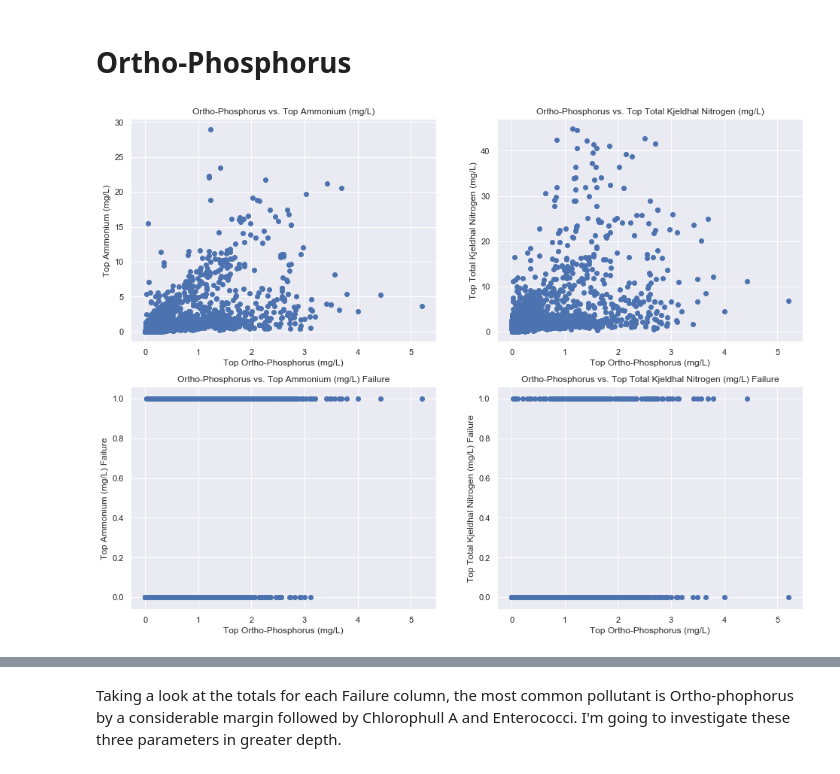
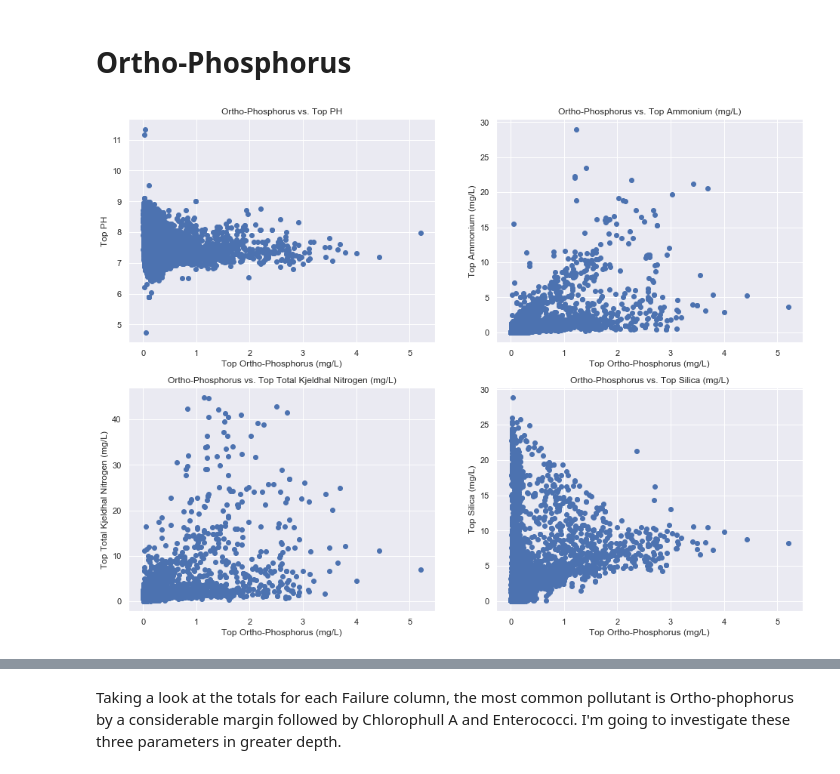
Before and after one commit to dradamski/capstone-two, a Jupyter notebook: notebooks/Data Exploration.ipynb, the cells around one changed output, grey strips where cells are left out. Drawn from its saved outputs; the diff is of its cells as text; code cells hidden in the pictures.

```diff
--- a/notebooks/Data Exploration.ipynb
+++ b/notebooks/Data Exploration.ipynb
@@ -252,3 +232,5 @@ corr_df[corr_df.abs() > 0.3]
 # %% [markdown]
 # Chlorophyll A
+# %%
+chloro_corr_df = final_df.corr('spearman')['Top Active Chlorophyll \'A\' (µg/L)']
 # %%
@@ -272,13 +254,22 @@ _ = plt.show()
 # %% [markdown]
 # Enterococci
+# %%
+ent_corr_df = final_df.corr('spearman')['Top Enterococci Bacteria (Cells/100mL)']
+ent_corr_col = ent_corr_df[(ent_corr_df.abs() > 0.3)].index
+ent_corr_col = ent_corr_col.drop(labels=['Top Enterococci Bacteria (Cells/100mL)',
+                                         'Top Enterococci Bacteria (Cells/100mL) Failure',
+                                         'Lat'])
 # %%
-_ = plt.scatter(x=final_df['Top Enterococci Bacteria (Cells/100mL)'],
-                y=final_df['Top Fecal Coliform Bacteria (Cells/100mL)'],
-                alpha=0.4)
-_ = plt.yscale('log')
-_ = plt.xscale('log')
-_ = plt.xlim(10e0, 10e5)
-_ = plt.ylim(10e0, 10e5)
-_ = plt.title('Enterococci vs Fecal Coliform Bacteria')
+sub = 321
+_ = plt.figure(figsize=(12,16))
+for col in ent_corr_col:
+    _ = plt.subplot(sub)
+    _ = plt.scatter(x=final_df['Top Enterococci Bacteria (Cells/100mL)'],
+                    y=final_df[col], alpha=0.4)
+    _ = plt.xscale('log')
+    _ = plt.xlim((10e0, 10e6))
+    _ = plt.title(col)
+    sub += 1
+
 _ = plt.show()
 # %% [output]
@@ -286,22 +277,24 @@ _ = plt.show()
 # %% [markdown]
 # Ortho-Phosphorus
+# %%
+pho_corr_df = final_df.corr('spearman')['Top Ortho-Phosphorus (mg/L)']
+pho_corr_col = pho_corr_df[(pho_corr_df.abs() > 0.3)].index
+pho_corr_col = pho_corr_col.drop(labels=['Top Ortho-Phosphorus (mg/L)',
+                                         'Top Ortho-Phosphorus (mg/L) Failure'
+                                        ]
+                                )
 # %%
-phos_corr_col = ['Top Ammonium (mg/L)',
-                 'Top Total Kjeldhal Nitrogen (mg/L)',
-                 'Top Ammonium (mg/L) Failure',
-                 'Top Total Kjeldhal Nitrogen (mg/L) Failure'
-                ]
 sub = 221
 _ = plt.figure(figsize=(16,12))
-for col in phos_corr_col:
+for col in pho_corr_col:
     if np.dtype(final_df[col]) != object:
         _ = plt.subplot(sub)
         _ = plt.scatter(x=final_df['Top Ortho-Phosphorus (mg/L)'],
                     y=final_df[col])
         _ = plt.title('Ortho-Phosphorus vs. ' + col)
         _ = plt.xlabel('Top Ortho-Phosphorus (mg/L)')
         _ = plt.ylabel(col)
         sub += 1
 _ = plt.show()
 # %% [output]
-[figure, old version]
+[figure, new version]
```
Also changed, not shown: parts of 18 cells of this notebook.
